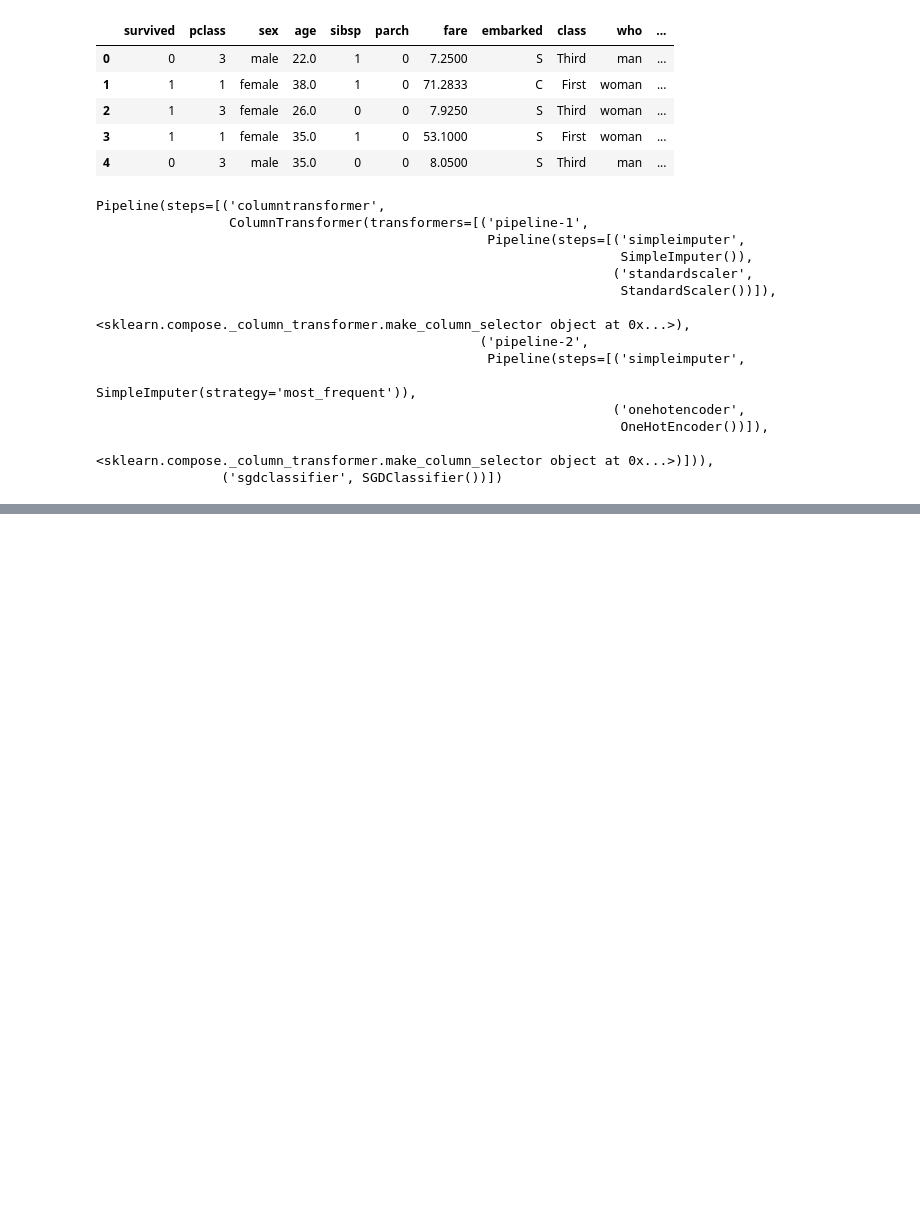
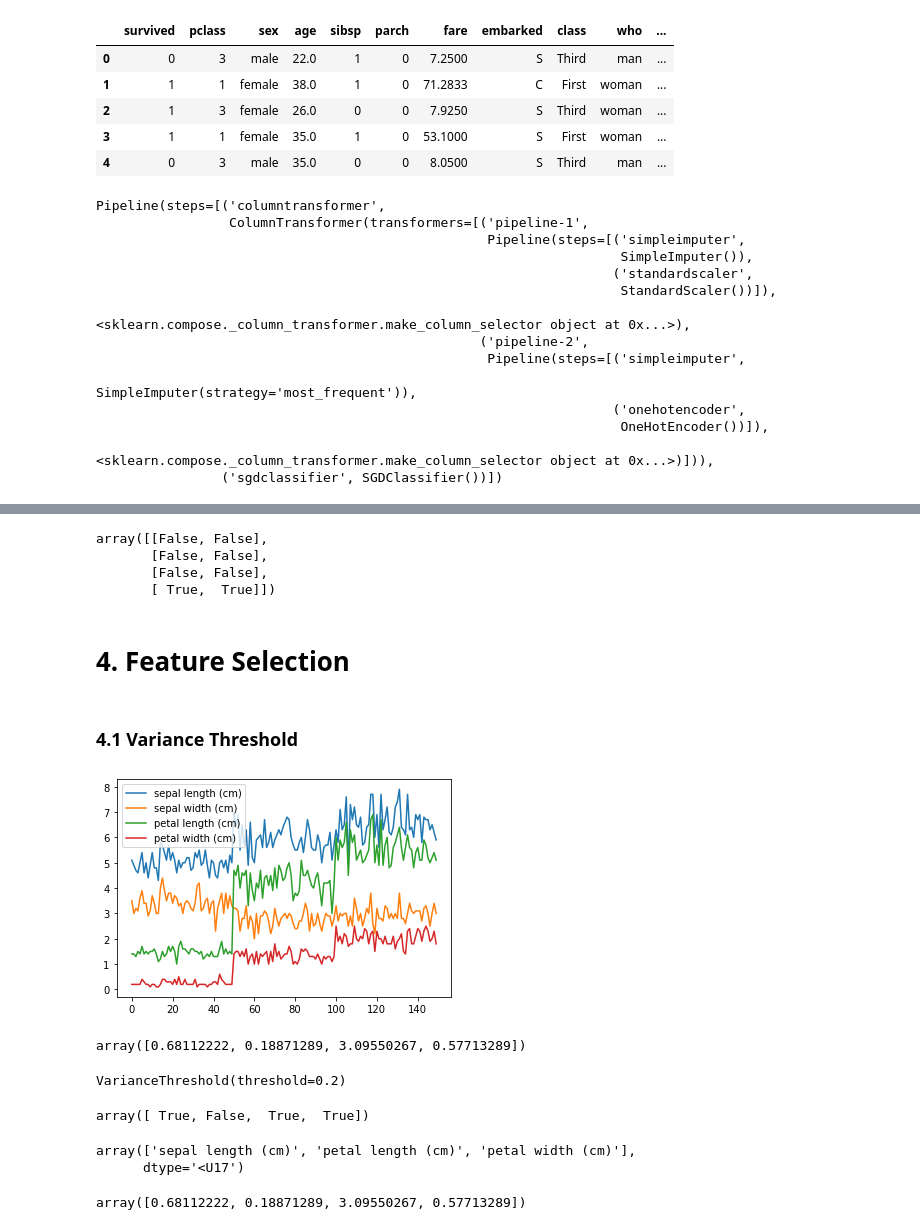
Before and after one commit to ChoukriLach/Machine-learning-algorithms, a Jupyter notebook: Pre-processing/Pre-processing.ipynb, the cells around one changed output, grey strips where cells are left out. Cells and saved outputs as stored; diff of their text form; code cells hidden in the pictures; blank space fills up the shorter version.

```diff
--- a/Pre-processing/Pre-processing.ipynb
+++ b/Pre-processing/Pre-processing.ipynb
@@ -219,0 +278,9 @@ Pipeline(steps=[('columntransformer',
+# %%
+MissingIndicator().fit_transform(X)
+# %% [output]
+array([[False, False],
+       [False, False],
+       [False, False],
+       [ True,  True]])
+# %% [markdown]
+# 4. Feature Selection
@@ -219,0 +291,2 @@ Pipeline(steps=[('columntransformer',
+# %% [markdown]
+### 4.1 Variance Threshold
@@ -219,0 +295,34 @@ Pipeline(steps=[('columntransformer',
+# %%
+from sklearn.datasets import load_iris
+
+iris = load_iris()
+X = iris.data
+y = iris.target
+
+plt.plot(X)
+plt.legend(iris.feature_names)
+plt.show()
+# %% [output]
+[figure, added]
+# %%
+X.var(axis=0)
+# %% [output]
+array([0.68112222, 0.18871289, 3.09550267, 0.57713289])
+# %%
+selector = VarianceThreshold(threshold=0.2)
+selector.fit(X)
+# %% [output]
+VarianceThreshold(threshold=0.2)
+# %%
+selector.get_support()
+# %% [output]
+array([ True, False,  True,  True])
+# %%
+np.array(iris.feature_names)[selector.get_support()]
+# %% [output]
+array(['sepal length (cm)', 'petal length (cm)', 'petal width (cm)'],
+      dtype='<U17')
+# %%
+selector.variances_
+# %% [output]
+array([0.68112222, 0.18871289, 3.09550267, 0.57713289])
```
Also changed, not shown: parts of 31 cells of this notebook, 1 other file.
